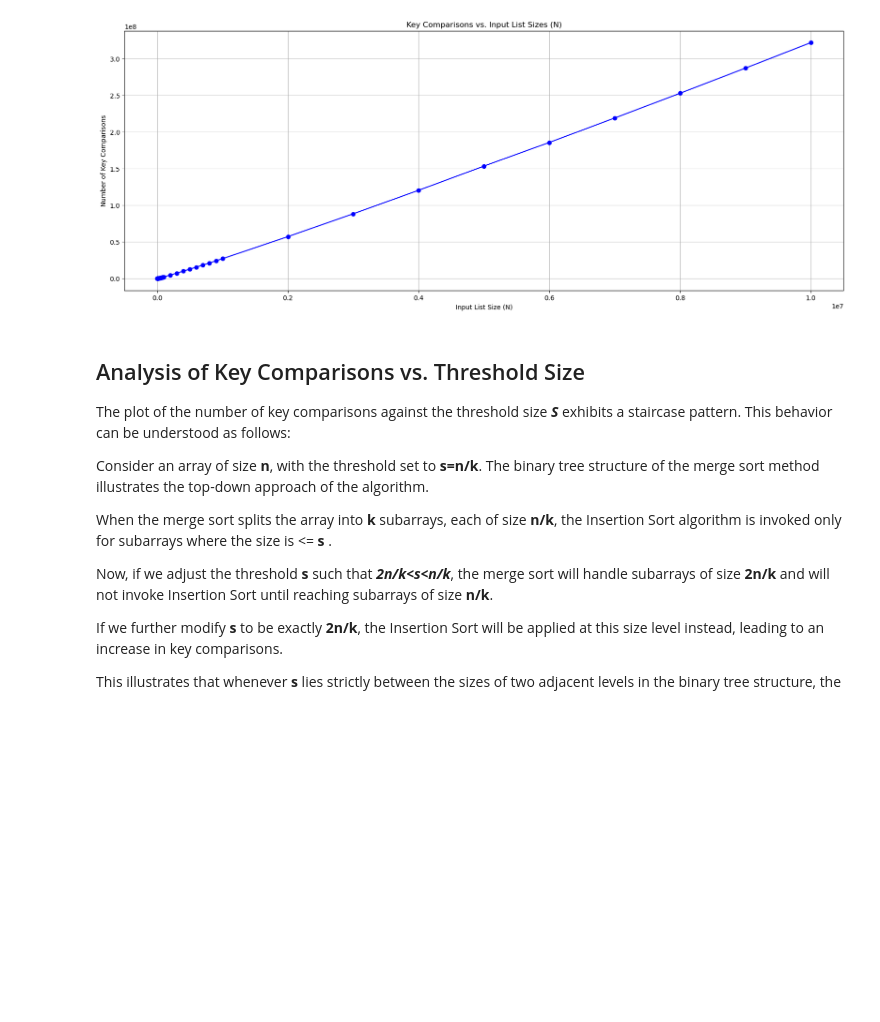
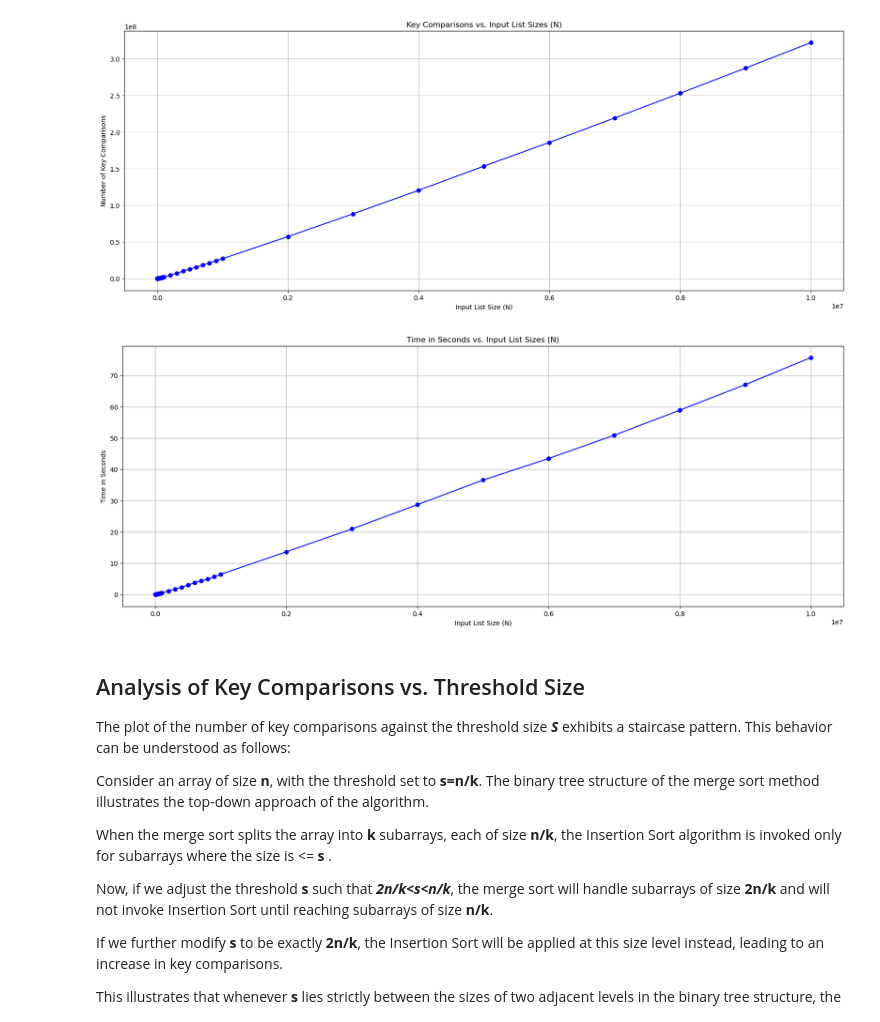
Before and after one commit to abomasumm/AlgorithmAnalysisSC2001, a Jupyter notebook: SC2001InsertionVsMerge.ipynb, the cells around one changed output. Saved outputs shown, nothing was run; the diff lists cells and outputs as text; code cells hidden in the pictures; blank space fills up the shorter version.

```diff
--- a/SC2001InsertionVsMerge.ipynb
+++ b/SC2001InsertionVsMerge.ipynb
@@ -366,6 +366,30 @@ ax.grid()
 plt.show()
 # %% [output]
 [figure]
+# %%
+import matplotlib.pyplot as plt
+
+# Create a figure for the plot
+plt.figure(figsize=(20, 16))
+
+# Create a subplot for the graph
+ax = plt.subplot(211)
+
+# Plot the number of key comparisons against input list sizes
+ax.plot(fixedThresholdXCoordinates, fixedThresholdTimeCoordinates, marker='o', linestyle='-', color='b')
+
+# Set labels and title
+ax.set_xlabel("Input List Size (N)")
+ax.set_ylabel("Time in Seconds")
+ax.set_title("Time in Seconds vs. Input List Sizes (N)")
+
+# Optional: Display grid for better readability
+ax.grid()
+
+# Show the plot
+plt.show()
+# %% [output]
+[figure, added]
 # %% [markdown]
 ## Analysis of Key Comparisons vs. Threshold Size
 
```
Also changed, not shown: parts of 7 cells of this notebook.
